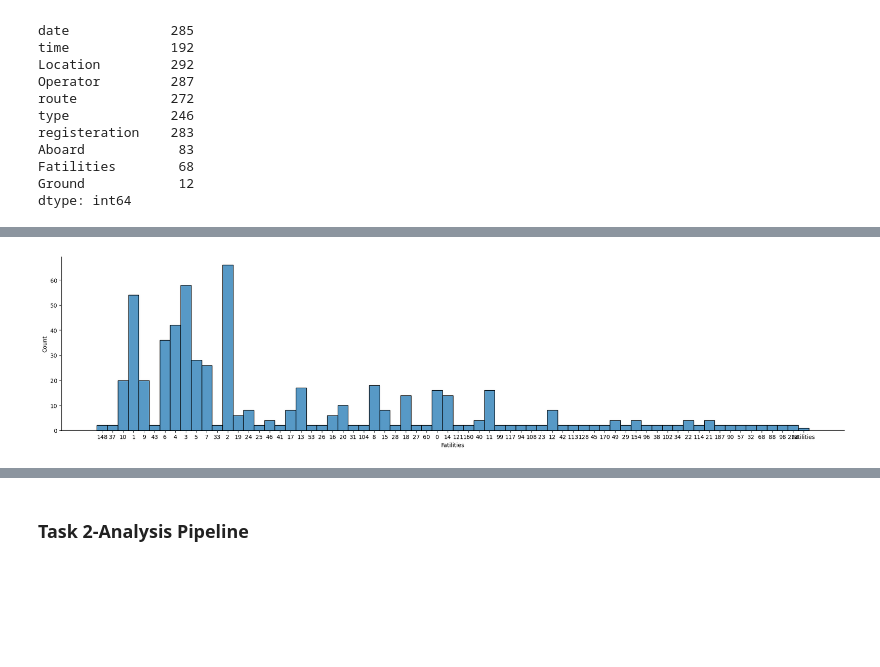
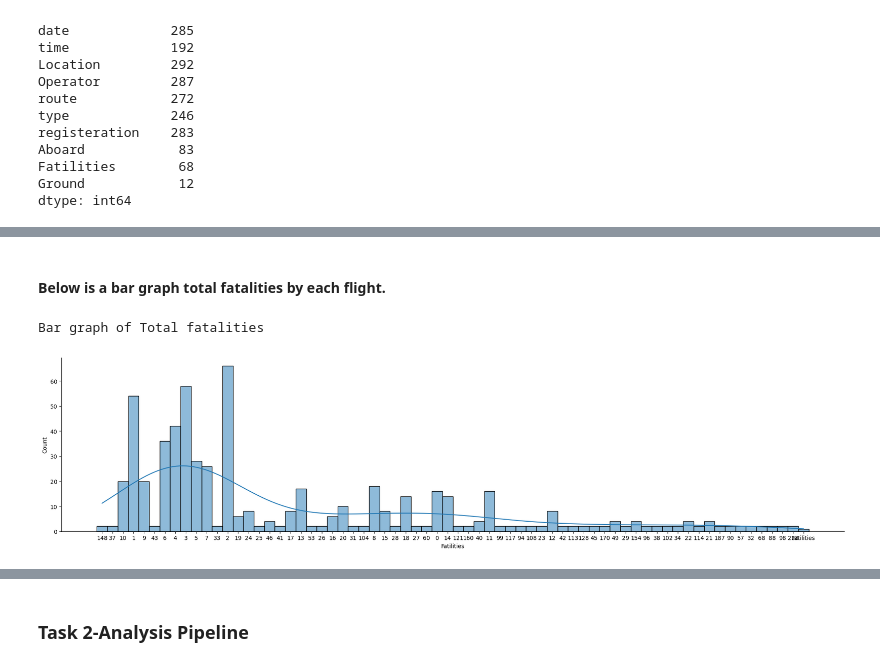
Before and after one commit to raghavbhagria/data-analysis, a Jupyter notebook: notebooks/analysis1.ipynb, the cells around one changed output, grey strips where cells are left out. Saved outputs shown, nothing was run; the diff lists cells and outputs as text; code cells hidden in the pictures; blank space fills up the shorter version.

Commit message:
milestone 5 done by sumer

```diff
--- a/notebooks/analysis1.ipynb
+++ b/notebooks/analysis1.ipynb
@@ -33,0 +18,4 @@ stats
+# %%
+file='/Users/sumermann/Desktop/301/project-group46/data/processed/COSC301_dataset - Sheet1.csv'
+stats=pd.read_csv(file,parse_dates=True)
+stats
@@ -180,4 +223,8 @@ dtype: int64
+# %% [markdown]
+#### Below is a bar graph total fatalities by each flight.
 # %%
-d1=sns.displot(data=stats,x='Fatilities',multiple='dodge',aspect=4)
+print("Bar graph of Total fatalities")
+d1=sns.displot(data=stats,x='Fatilities',multiple='dodge',aspect=4,kde=True)
 # %% [output]
+Bar graph of Total fatalities
-[figure, old version]
+[figure, new version]
```
Also changed, not shown: parts of 22 cells of this notebook, 6 other files.
